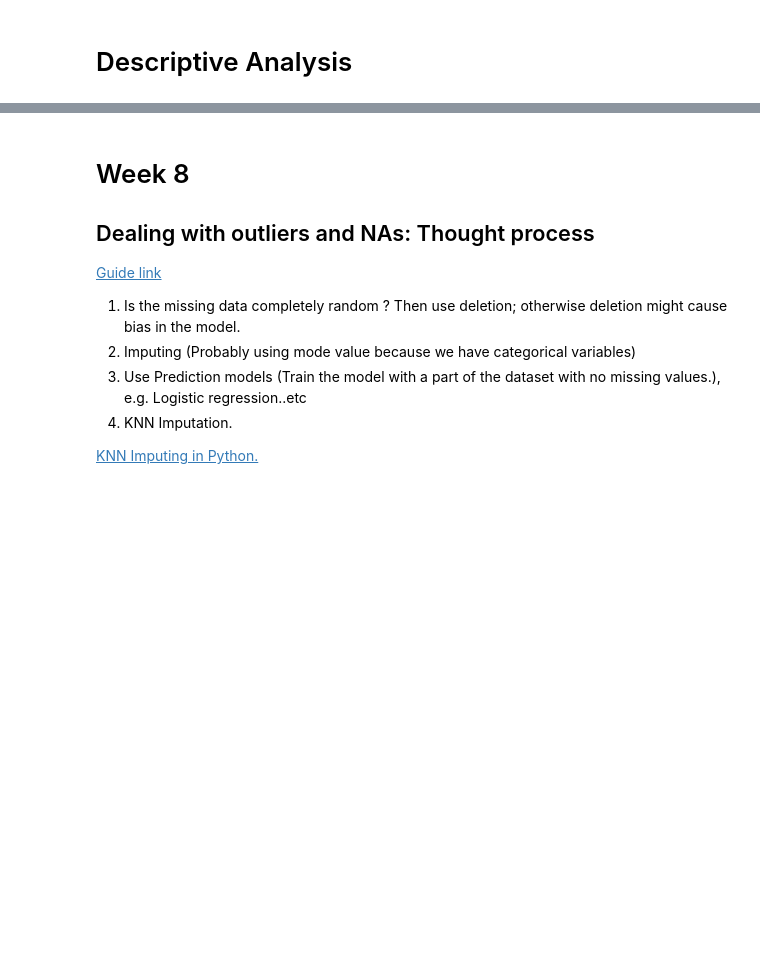
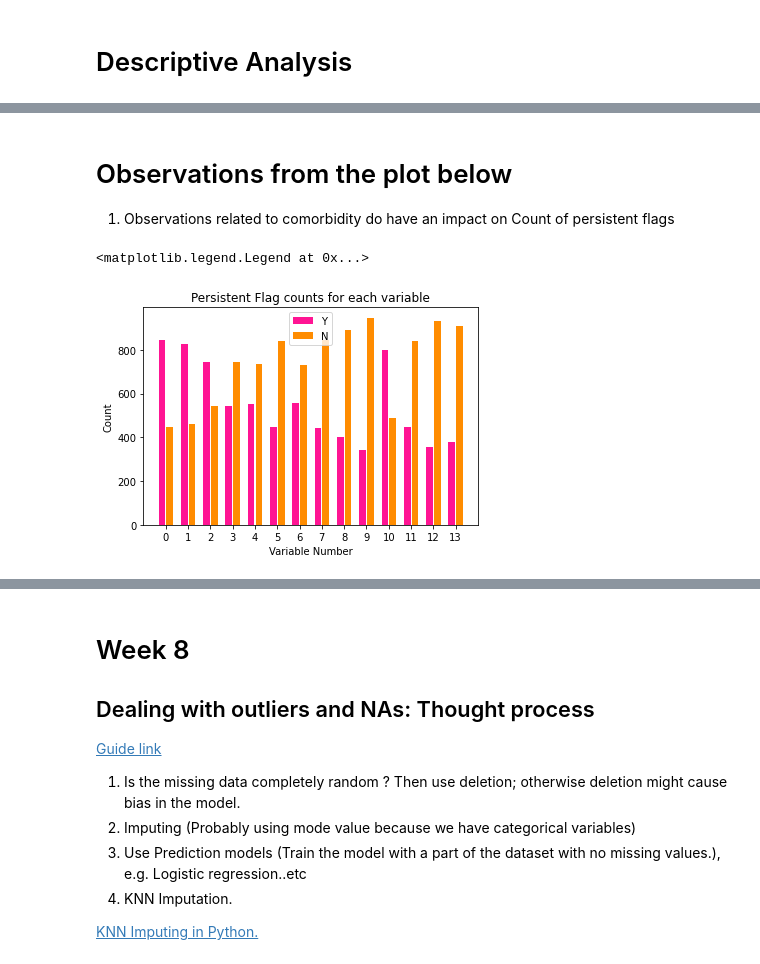
Before and after one commit to Omar-Safwat/HealthCare_project, a Jupyter notebook: Omar-Findings/Omar-Findings.ipynb, the cells around one changed output, grey strips where cells are left out. Saved outputs shown, nothing was run; the diff lists cells and outputs as text; code cells hidden in the pictures; blank space fills up the shorter version.

```diff
--- a/Omar-Findings/Omar-Findings.ipynb
+++ b/Omar-Findings/Omar-Findings.ipynb
@@ -174,0 +164,24 @@ df_filled.head()
+# %% [markdown]
+# Observations from the plot below
+
+1. Observations related to comorbidity do have an impact on Count of persistent flags
+# %%
+#Plotting counts of persistent and non persistent flags for "Y" labeled comorb
+import matplotlib.pyplot as plt
+fig1, ax1 = plt.subplots()
+#Calculate Counts of persistent flags for each variable
+Y_persist_height = [pd.crosstab(index=df_eda['P_F'], columns=col_val).loc['Persistent', 'Y'] for col_name, col_val in df_eda.loc[:, 'C_E_F_S_F_M_N':].iteritems()]
+N_persist_height = [pd.crosstab(index=df_eda['P_F'], columns=col_val).loc['Persistent', 'N'] for col_name, col_val in df_eda.loc[:, 'C_E_F_S_F_M_N':].iteritems()]
+
+x = np.arange(len(df_eda.columns)-2)
+ax1.bar(x=x-0.35/2, height=Y_persist_height, width=0.3, label='Y', color='deeppink')
+ax1.bar(x=x+0.35/2, height=N_persist_height, width=0.3, label='N', color='darkorange')
+
+ax1.set_title('Persistent Flag counts for each variable')
+ax1.set_xticks(x)
+ax1.set_ylabel('Count')
+ax1.set_xlabel('Variable Number')
+plt.legend(loc='best')
+# %% [output]
+<matplotlib.legend.Legend at 0x...>
+[figure, added]
```
Also changed, not shown: parts of 10 cells of this notebook.
